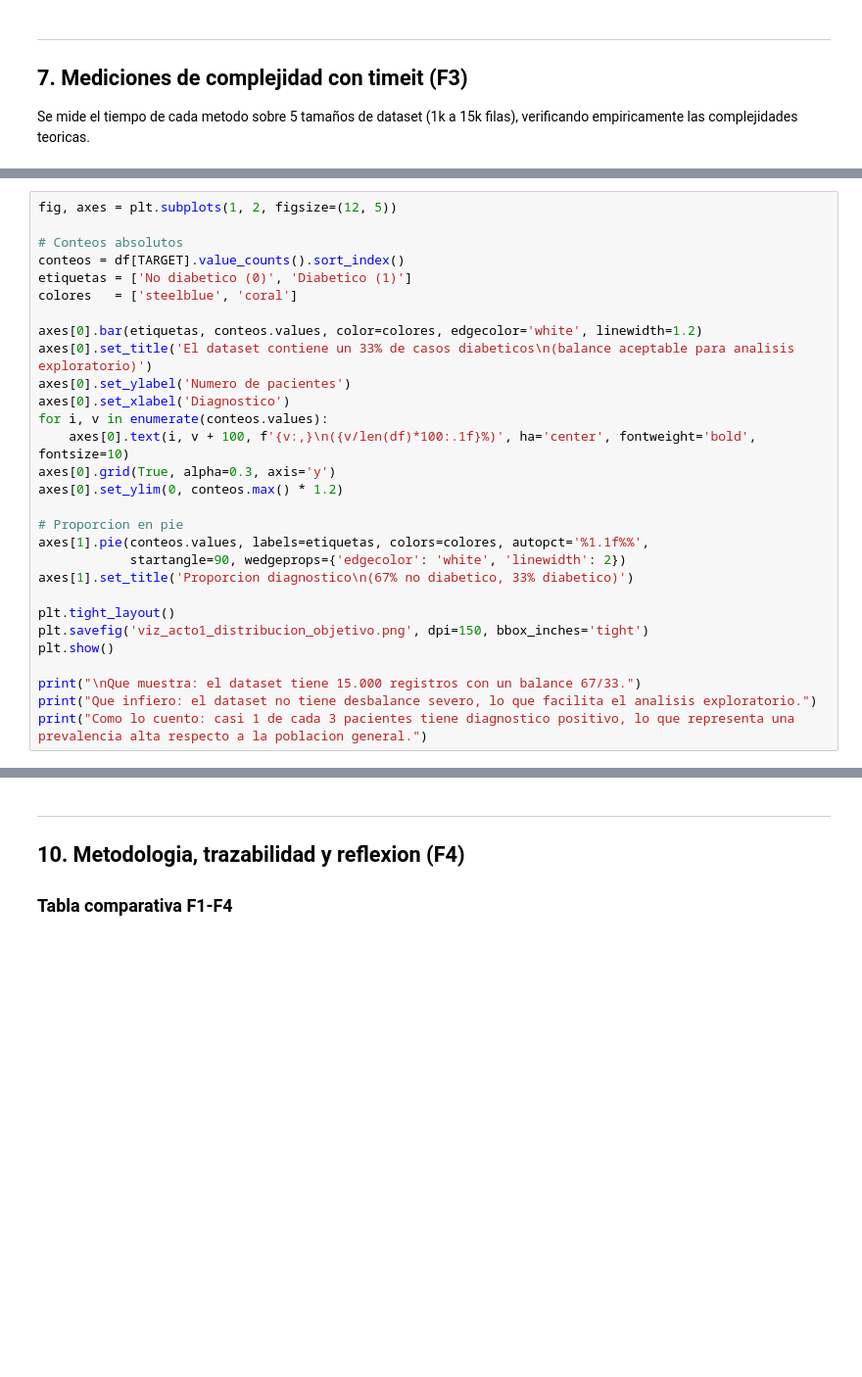
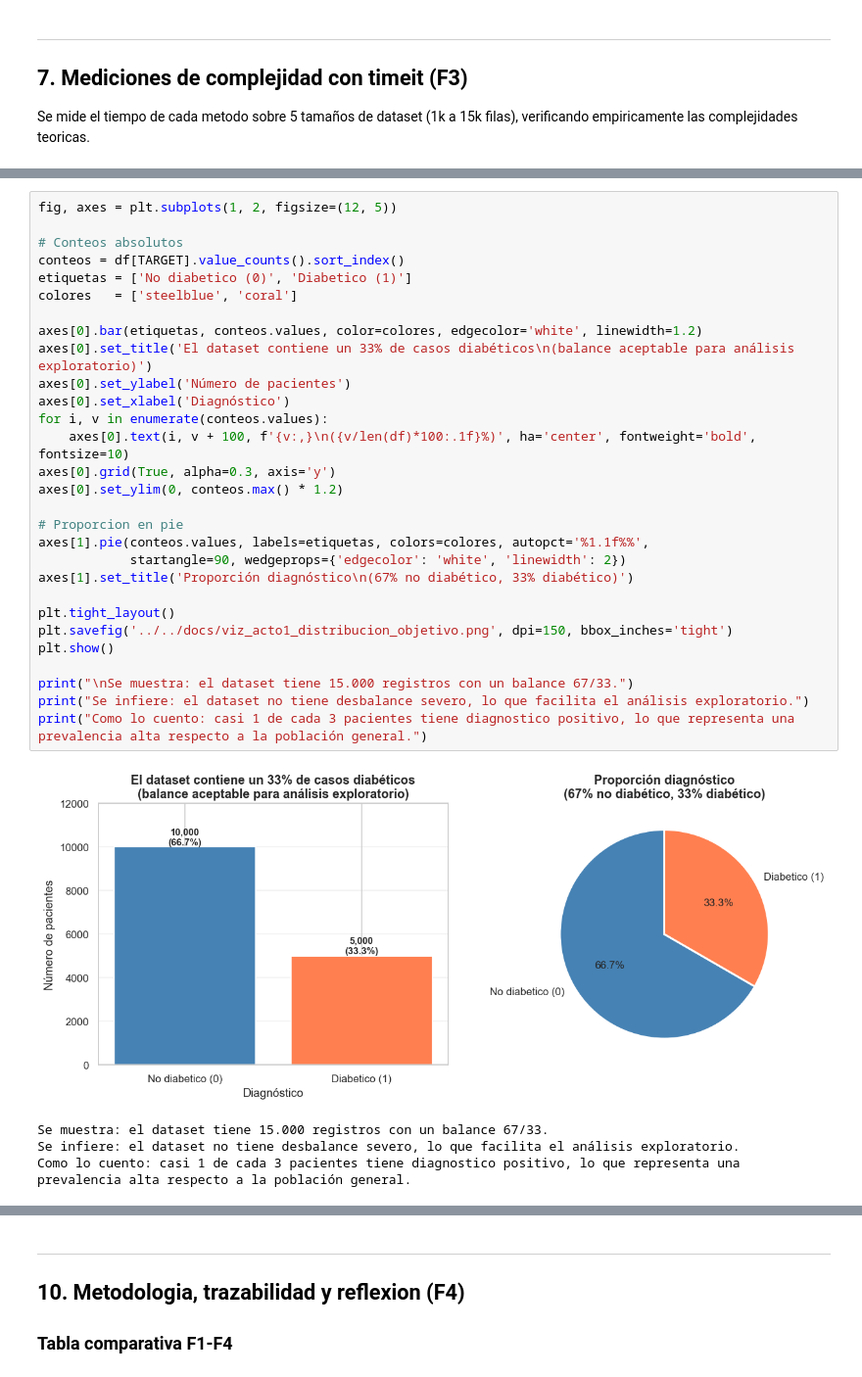
Before and after one commit to DanielParavel/proyecto-grupo4-mcdi500, a Jupyter notebook: notebooks/F4/F4_Modelado.ipynb, the cells around one changed output, grey strips where cells are left out. Shown at 98% size. Saved outputs shown, nothing was run; the diff lists cells and outputs as text; blank space fills up the shorter version.

```diff
--- a/notebooks/F4/F4_Modelado.ipynb
+++ b/notebooks/F4/F4_Modelado.ipynb
@@ -395,30 +550,35 @@ Los tres graficos cuentan una historia progresiva sobre los factores asociados a
 # %%
 fig, axes = plt.subplots(1, 2, figsize=(12, 5))
 
 # Conteos absolutos
 conteos = df[TARGET].value_counts().sort_index()
 etiquetas = ['No diabetico (0)', 'Diabetico (1)']
 colores   = ['steelblue', 'coral']
 
 axes[0].bar(etiquetas, conteos.values, color=colores, edgecolor='white', linewidth=1.2)
-axes[0].set_title('El dataset contiene un 33% de casos diabeticos\n(balance aceptable para analisis exploratorio)')
-axes[0].set_ylabel('Numero de pacientes')
-axes[0].set_xlabel('Diagnostico')
+axes[0].set_title('El dataset contiene un 33% de casos diabéticos\n(balance aceptable para análisis exploratorio)')
+axes[0].set_ylabel('Número de pacientes')
+axes[0].set_xlabel('Diagnóstico')
 for i, v in enumerate(conteos.values):
     axes[0].text(i, v + 100, f'{v:,}\n({v/len(df)*100:.1f}%)', ha='center', fontweight='bold', fontsize=10)
 axes[0].grid(True, alpha=0.3, axis='y')
 axes[0].set_ylim(0, conteos.max() * 1.2)
 
 # Proporcion en pie
 axes[1].pie(conteos.values, labels=etiquetas, colors=colores, autopct='%1.1f%%',
             startangle=90, wedgeprops={'edgecolor': 'white', 'linewidth': 2})
-axes[1].set_title('Proporcion diagnostico\n(67% no diabetico, 33% diabetico)')
+axes[1].set_title('Proporción diagnóstico\n(67% no diabético, 33% diabético)')
 
 plt.tight_layout()
-plt.savefig('viz_acto1_distribucion_objetivo.png', dpi=150, bbox_inches='tight')
+plt.savefig('../../docs/viz_acto1_distribucion_objetivo.png', dpi=150, bbox_inches='tight')
 plt.show()
 
-print("\nQue muestra: el dataset tiene 15.000 registros con un balance 67/33.")
-print("Que infiero: el dataset no tiene desbalance severo, lo que facilita el analisis exploratorio.")
-print("Como lo cuento: casi 1 de cada 3 pacientes tiene diagnostico positivo, lo que representa una prevalencia alta respecto a la poblacion general.")
+print("\nSe muestra: el dataset tiene 15.000 registros con un balance 67/33.")
+print("Se infiere: el dataset no tiene desbalance severo, lo que facilita el análisis exploratorio.")
+print("Como lo cuento: casi 1 de cada 3 pacientes tiene diagnostico positivo, lo que representa una prevalencia alta respecto a la población general.")
+# %% [output]
+[figure, added]
+Se muestra: el dataset tiene 15.000 registros con un balance 67/33.
+Se infiere: el dataset no tiene desbalance severo, lo que facilita el análisis exploratorio.
+Como lo cuento: casi 1 de cada 3 pacientes tiene diagnostico positivo, lo que representa una prevalencia alta respecto a la población general.
 # %% [markdown]
```
Also changed, not shown: parts of 28 cells of this notebook, 4 other files.
